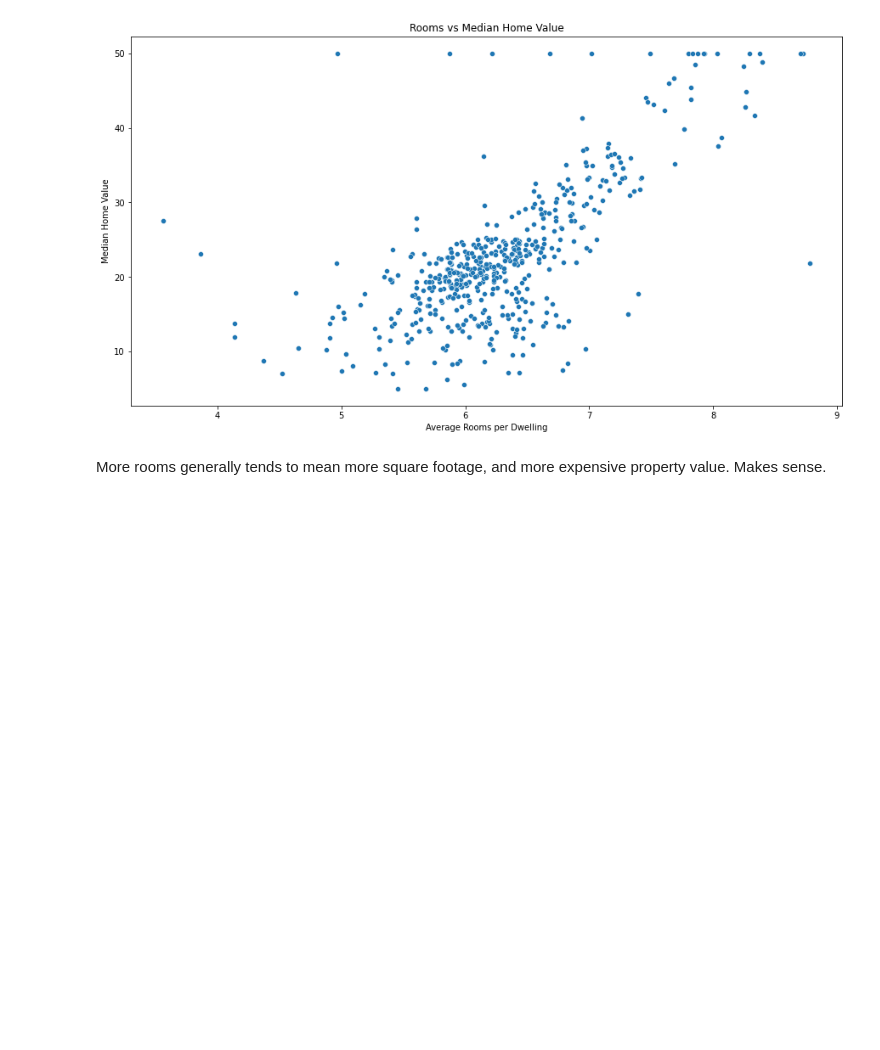
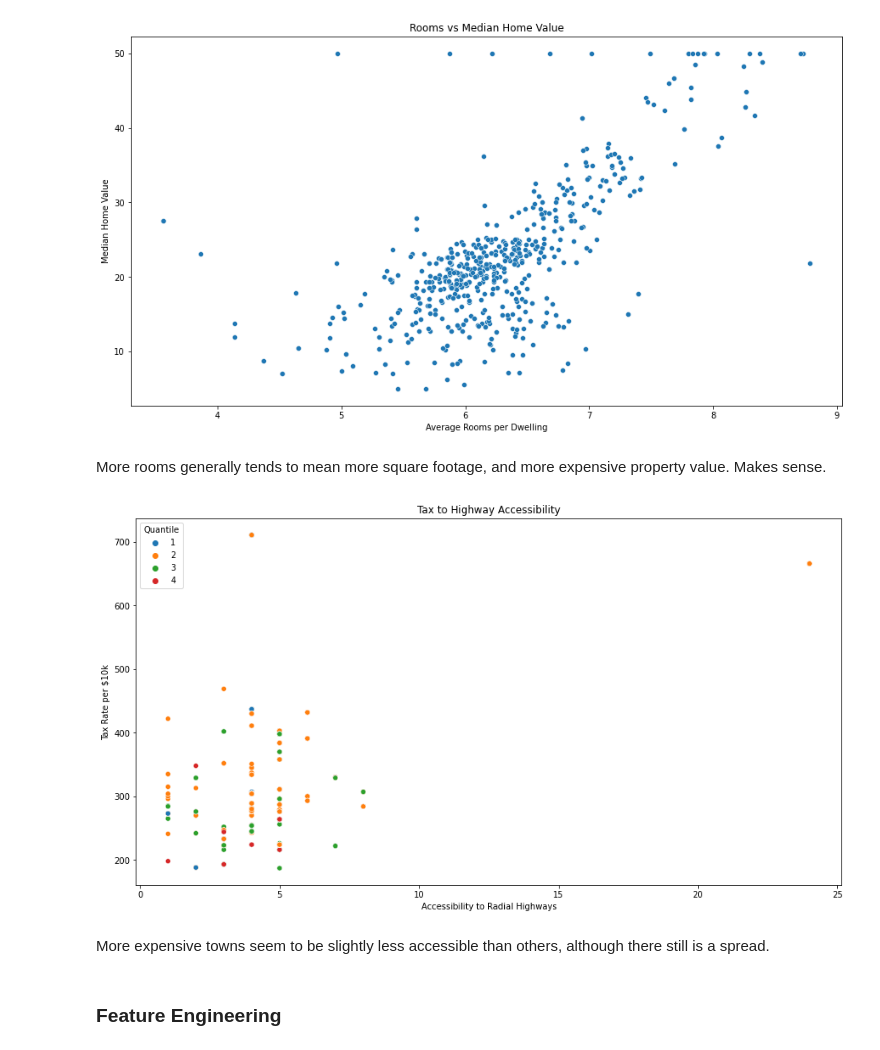
Before and after one commit to BashfulBaobab/BostonHousing, a Jupyter notebook: Boston Housing.ipynb, the cells around one changed output. Saved outputs shown, nothing was run; the diff lists cells and outputs as text; code cells hidden in the pictures; blank space fills up the shorter version.

```diff
--- a/Boston Housing.ipynb
+++ b/Boston Housing.ipynb
@@ -183,3 +194,16 @@ plt.show()
 [figure]
 # %% [markdown]
 More rooms generally tends to mean more square footage, and more expensive property value. Makes sense.
+# %%
+plt.figure(figsize = [15,8])
+plt.title('Tax to Highway Accessibility')
+sns.scatterplot(data = df, y = 'TAX', x = 'RAD', hue = 'Quantile')
+plt.ylabel('Tax Rate per $10k')
+plt.xlabel('Accessibility to Radial Highways')
+plt.show()
+# %% [output]
+[figure, added]
+# %% [markdown]
+More expensive towns seem to be slightly less accessible than others, although there still is a spread.
+# %% [markdown]
+### Feature Engineering
```
Also changed, not shown: parts of 15 cells of this notebook.
